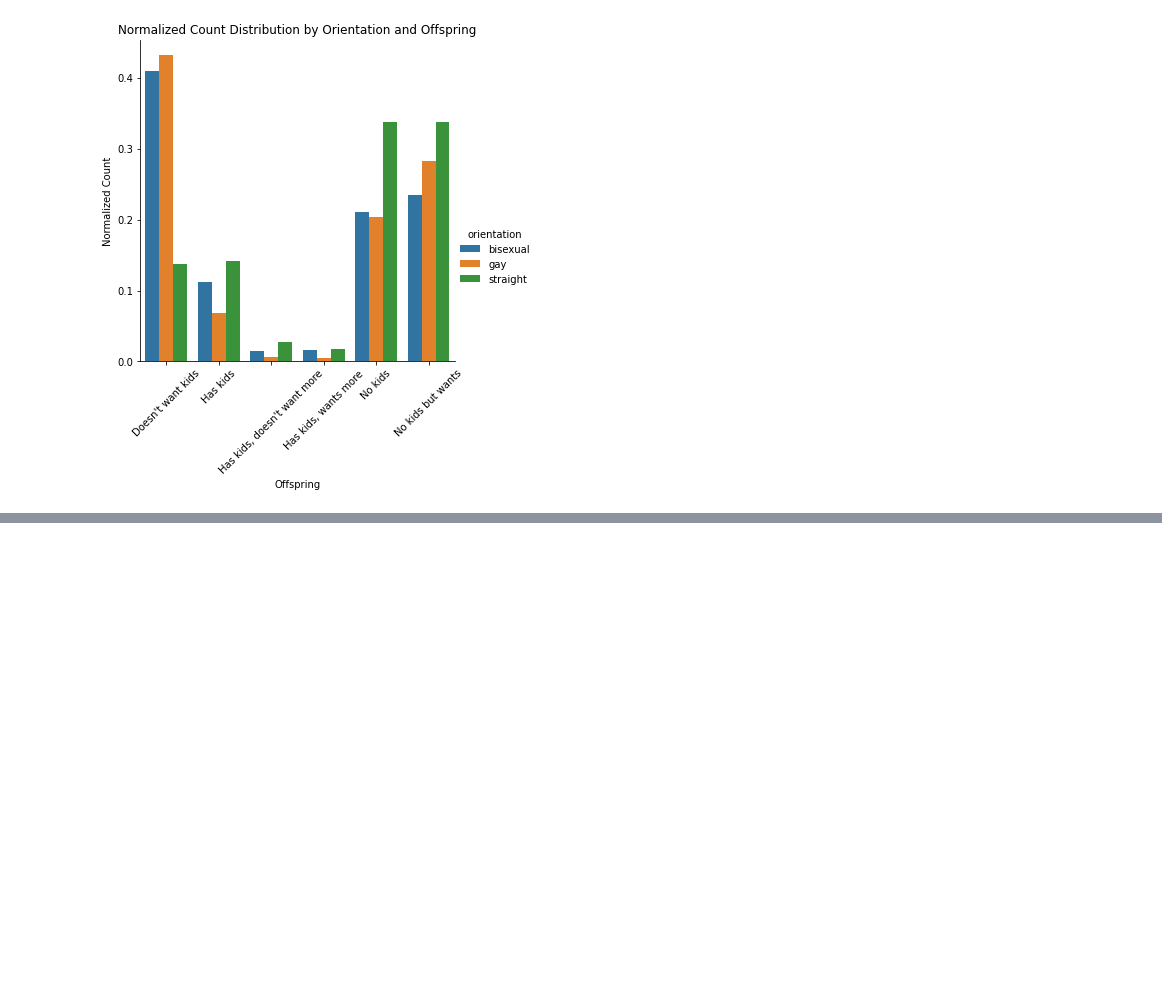
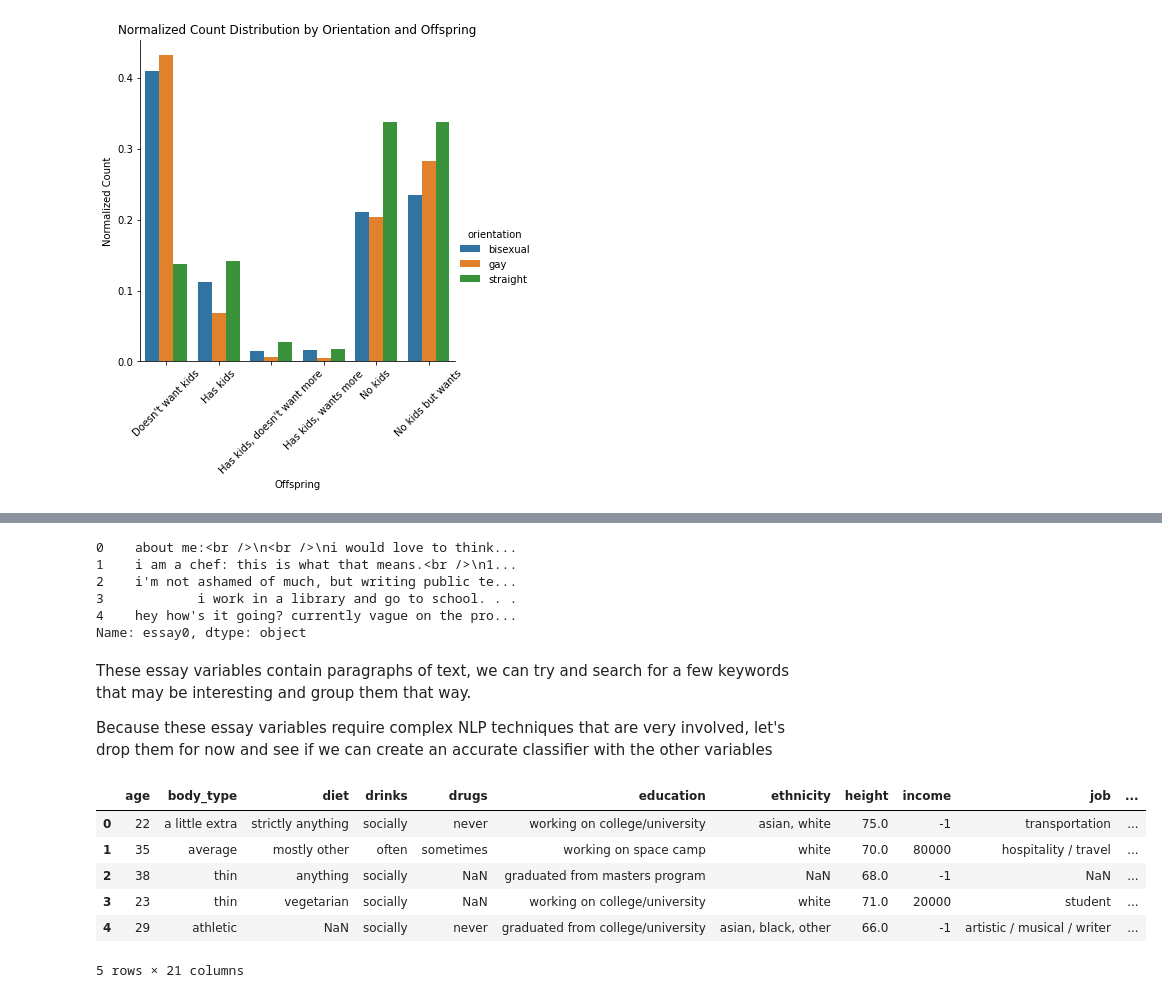
Before and after one commit to brianellis1997/DateAScientist, a Jupyter notebook: date-a-scientist.ipynb, the cells around one changed output, grey strips where cells are left out. Saved outputs shown, nothing was run; the diff lists cells and outputs as text; code cells hidden in the pictures; blank space fills up the shorter version.

```diff
--- a/date-a-scientist.ipynb
+++ b/date-a-scientist.ipynb
@@ -1016,0 +1067,25 @@ We can see that the bisexual and gay orientations don't want kids as comapared w
+# %%
+top_cities.essay0.head()
+# %% [output]
+0    about me:<br />\n<br />\ni would love to think...
+1    i am a chef: this is what that means.<br />\n1...
+2    i'm not ashamed of much, but writing public te...
+3            i work in a library and go to school. . .
+4    hey how's it going? currently vague on the pro...
+Name: essay0, dtype: object
+# %% [markdown]
+These essay variables contain paragraphs of text, we can try and search for a few keywords that may be interesting and group them that way.
+
+Because these essay variables require complex NLP techniques that are very involved, let's drop them for now and see if we can create an accurate classifier with the other variables
+# %%
+columns_to_drop = ['essay0', 'essay1', 'essay2', 'essay3', 'essay4', 'essay5', 'essay6', 'essay7', 'essay8', 'essay9', 'location']
+df = top_cities.drop(columns=columns_to_drop)
+df.head()
+# %% [output]
+|  | age | body_type | diet | drinks | drugs | education | ethnicity | height | income | job | ... |
+| 0 | 22 | a little extra | strictly anything | socially | never | working on college/university | asian, white | 75.0 | -1 | transportation | ... |
+| 1 | 35 | average | mostly other | often | sometimes | working on space camp | white | 70.0 | 80000 | hospitality / travel | ... |
+| 2 | 38 | thin | anything | socially | NaN | graduated from masters program | NaN | 68.0 | -1 | NaN | ... |
+| 3 | 23 | thin | vegetarian | socially | NaN | working on college/university | white | 71.0 | 20000 | student | ... |
+| 4 | 29 | athletic | NaN | socially | never | graduated from college/university | asian, black, other | 66.0 | -1 | artistic / musical / writer | ... |
+5 rows × 21 columns
```
Also changed, not shown: parts of 9 cells of this notebook.
